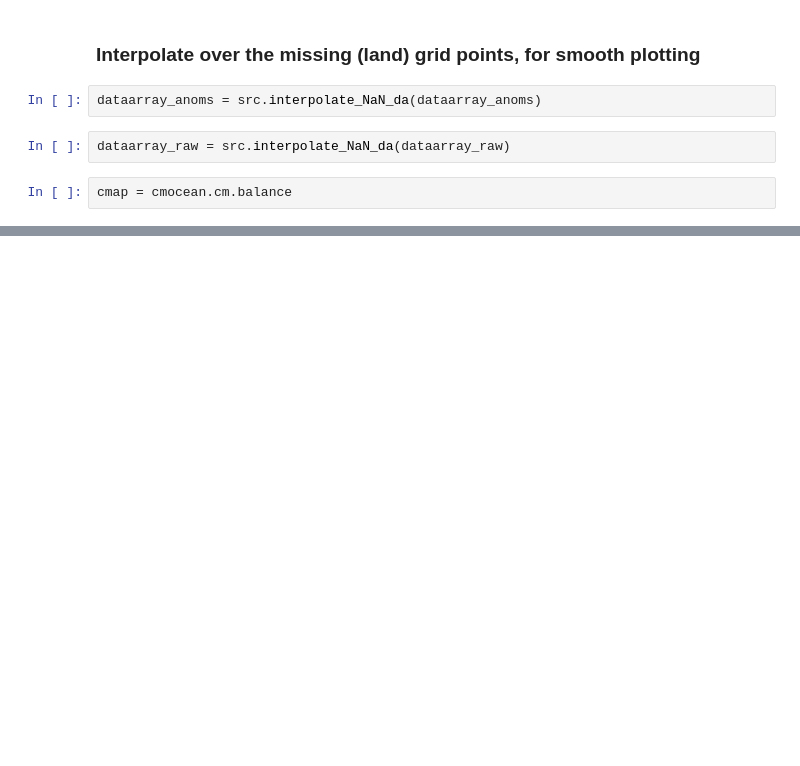
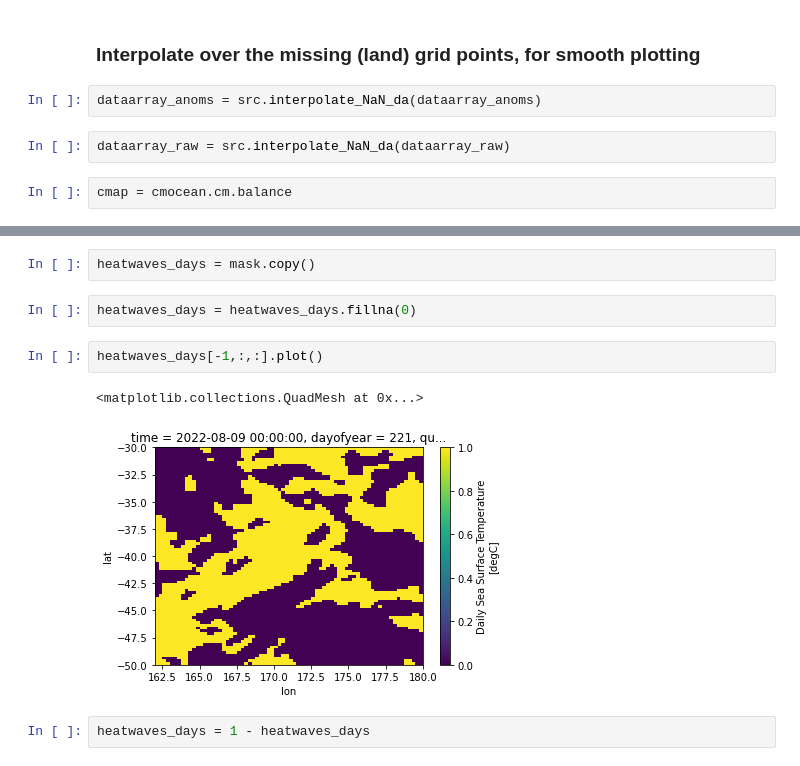
Before and after one commit to YinjingLin/OISST_indices, a Jupyter notebook: notebooks/OISST_realtime_NZ_maps.ipynb, the cells around one changed output, grey strips where cells are left out. Drawn from its saved outputs; the diff is of its cells as text; blank space fills up the shorter version.

```diff
--- a/notebooks/OISST_realtime_NZ_maps.ipynb
+++ b/notebooks/OISST_realtime_NZ_maps.ipynb
@@ -191,0 +206,11 @@ f.savefig(
+# %%
+heatwaves_days = mask.copy()
+# %%
+heatwaves_days = heatwaves_days.fillna(0)
+# %%
+heatwaves_days[-1,:,:].plot()
+# %% [output]
+<matplotlib.collections.QuadMesh at 0x...>
+[figure, added]
+# %%
+heatwaves_days = 1 - heatwaves_days
```
Also changed, not shown: parts of 31 cells of this notebook, 3 other files.
